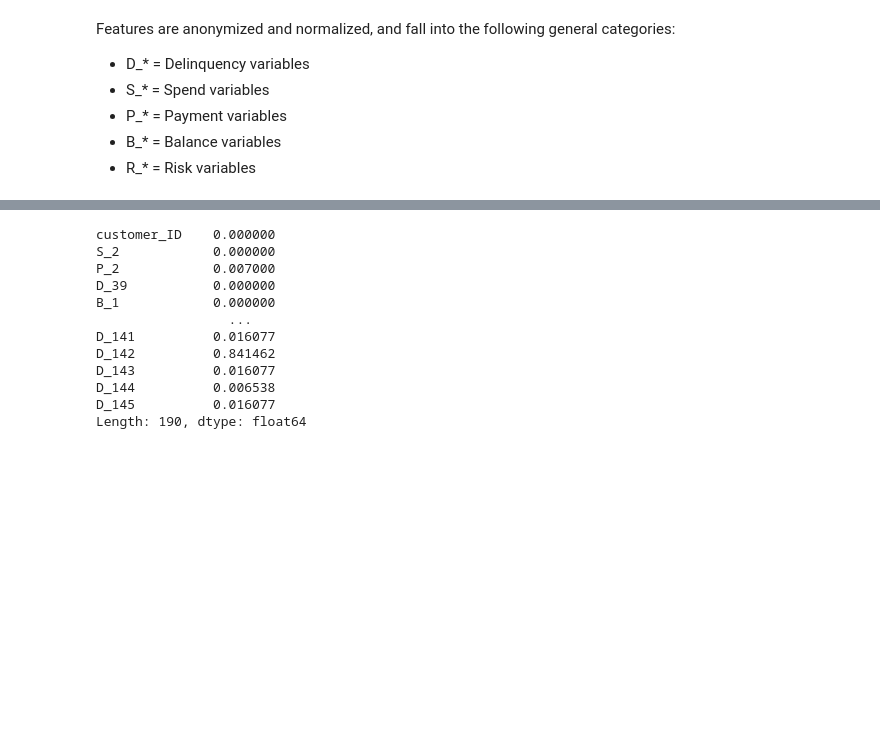
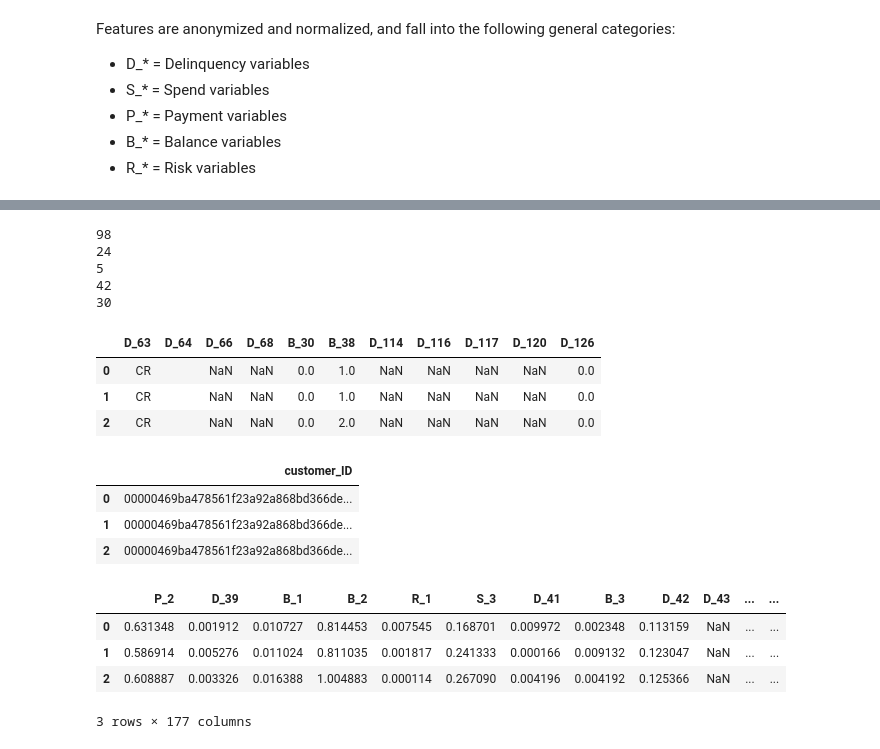
Before and after one commit to woo2201/ColabDrive, a Jupyter notebook: AmericanExpress.ipynb, the cells around one changed output, grey strips where cells are left out. Drawn from its saved outputs; the diff is of its cells as text; code cells hidden in the pictures; blank space fills up the shorter version.

```diff
--- a/AmericanExpress.ipynb
+++ b/AmericanExpress.ipynb
@@ -85,15 +74,31 @@ train_example[delinquency_Cols][train_example.customer_ID == '0000099d6bd597052c
-# %%
-train_example.isna().mean()
-# %% [output]
-customer_ID    0.000000
-S_2            0.000000
-P_2            0.007000
-D_39           0.000000
-B_1            0.000000
-                 ...
-D_141          0.016077
-D_142          0.841462
-D_143          0.016077
-D_144          0.006538
-D_145          0.016077
-Length: 190, dtype: float64
+# %%
+for col in [delinquency_cols, spend_cols, payment_cols, balance_cols, risk_cols]:
+    print(len(col))
+# %% [output]
+98
+24
+5
+42
+30
+# %%
+train.select_dtypes(include = ['category']).head(3)
+# %% [output]
+|  | D_63 | D_64 | D_66 | D_68 | B_30 | B_38 | D_114 | D_116 | D_117 | D_120 | D_126 |
+| 0 | CR |  | NaN | NaN | 0.0 | 1.0 | NaN | NaN | NaN | NaN | 0.0 |
+| 1 | CR |  | NaN | NaN | 0.0 | 1.0 | NaN | NaN | NaN | NaN | 0.0 |
+| 2 | CR |  | NaN | NaN | 0.0 | 2.0 | NaN | NaN | NaN | NaN | 0.0 |
+# %%
+train.select_dtypes(include = ['object']).head(3)
+# %% [output]
+|  | customer_ID |
+| 0 | 00000469ba478561f23a92a868bd366de... |
+| 1 | 00000469ba478561f23a92a868bd366de... |
+| 2 | 00000469ba478561f23a92a868bd366de... |
+# %%
+train.select_dtypes(include = ['number']).head(3)
+# %% [output]
+|  | P_2 | D_39 | B_1 | B_2 | R_1 | S_3 | D_41 | B_3 | D_42 | D_43 | ... | ... |
+| 0 | 0.631348 | 0.001912 | 0.010727 | 0.814453 | 0.007545 | 0.168701 | 0.009972 | 0.002348 | 0.113159 | NaN | ... | ... |
+| 1 | 0.586914 | 0.005276 | 0.011024 | 0.811035 | 0.001817 | 0.241333 | 0.000166 | 0.009132 | 0.123047 | NaN | ... | ... |
+| 2 | 0.608887 | 0.003326 | 0.016388 | 1.004883 | 0.000114 | 0.267090 | 0.004196 | 0.004192 | 0.125366 | NaN | ... | ... |
+3 rows × 177 columns
```
Also changed, not shown: parts of 16 cells of this notebook.
